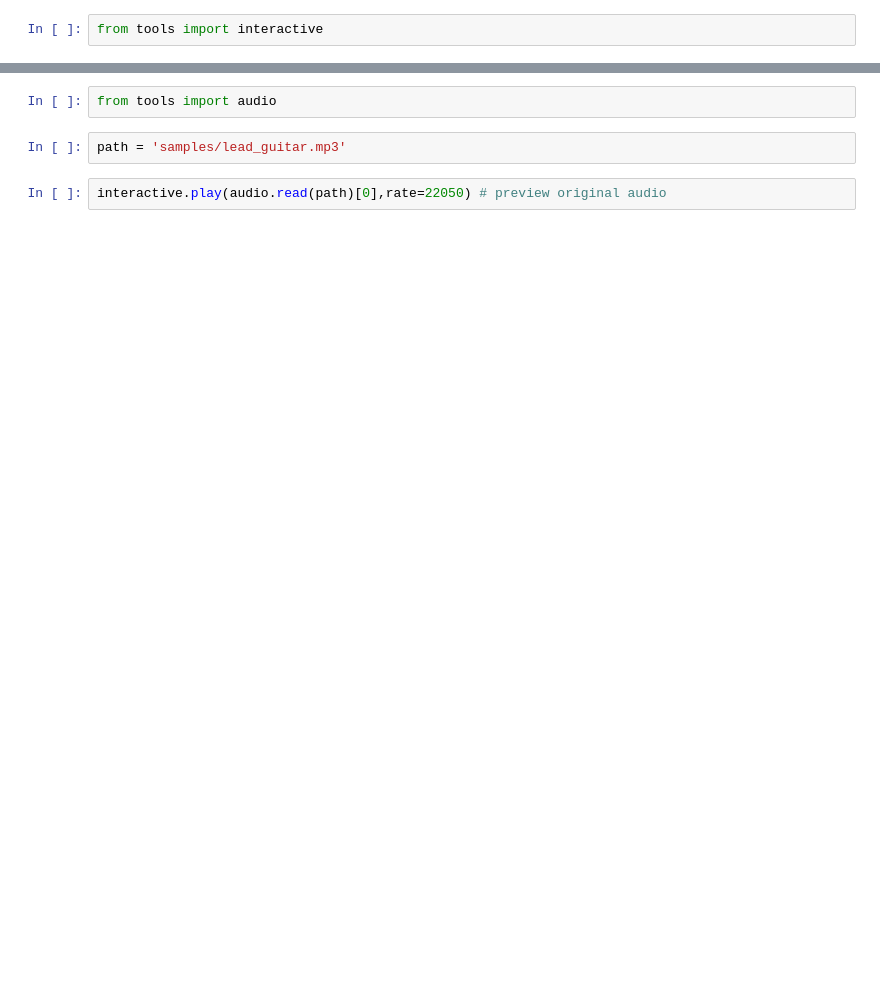
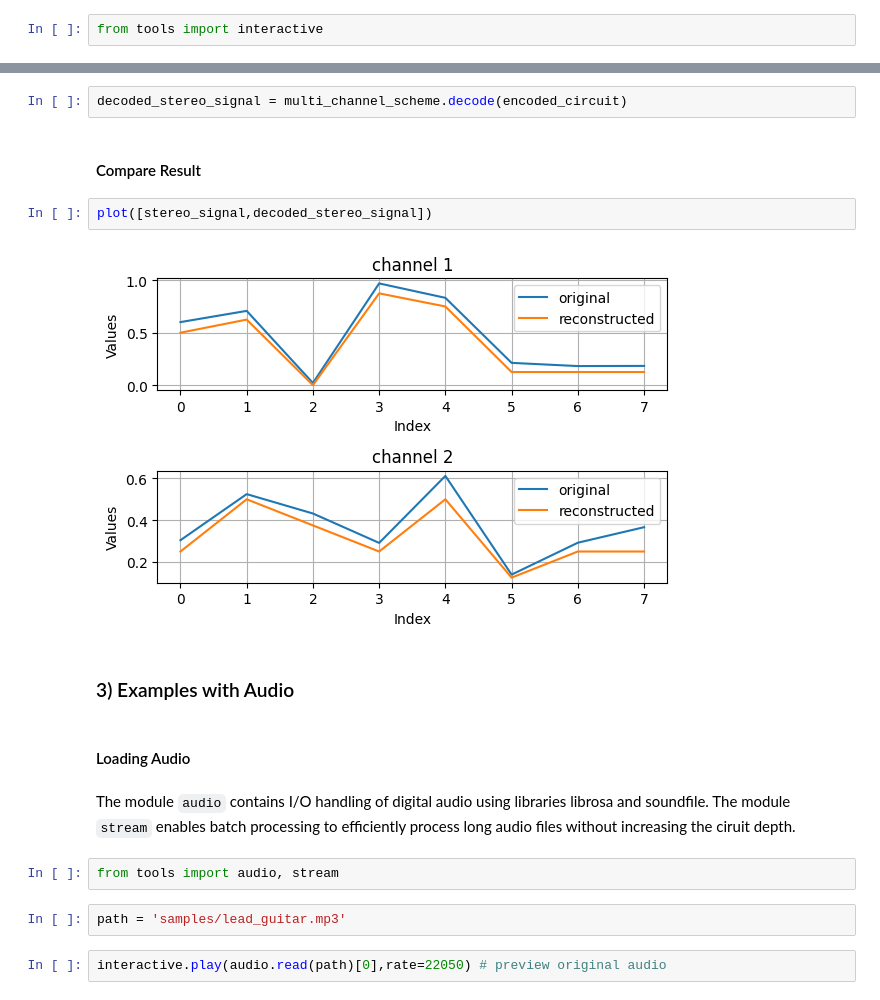
Before and after one commit to moth-quantum/quantum-audio, a Jupyter notebook: Demo.ipynb, the cells around one changed output, grey strips where cells are left out. Drawn from its saved outputs; the diff is of its cells as text; blank space fills up the shorter version.

````diff
--- a/Demo.ipynb
+++ b/Demo.ipynb
@@ -53,5 +128,19 @@ interactive(children=(IntSlider(value=1, description='Shots', max=4000, min=1, s
+# %%
+decoded_stereo_signal = multi_channel_scheme.decode(encoded_circuit)
+# %% [markdown]
+#### Compare Result
+# %%
+plot([stereo_signal,decoded_stereo_signal])
+# %% [output]
+[figure, added]
+# %% [markdown]
+### 3) Examples with Audio <a id="audio"></a>
+# %% [markdown]
+#### Loading Audio
+# %% [markdown]
+The module ```audio``` contains I/O handling of digital audio using libraries librosa and soundfile. The module ```stream``` enables batch processing to efficiently process long audio files without increasing the ciruit depth.
 # %%
-from tools import audio
+from tools import audio, stream
 # %%
 path = 'samples/lead_guitar.mp3'
 # %%
````
Also changed, not shown: parts of 43 cells of this notebook.
